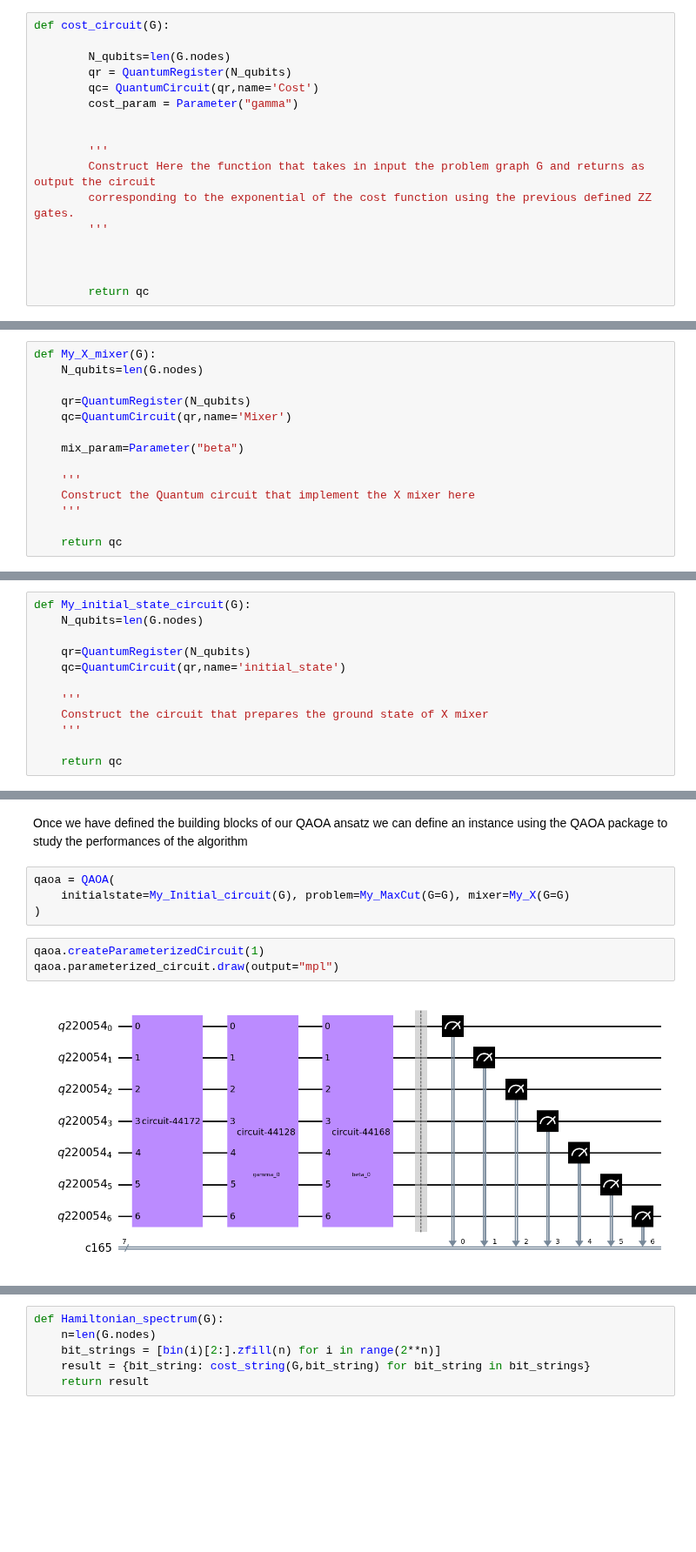
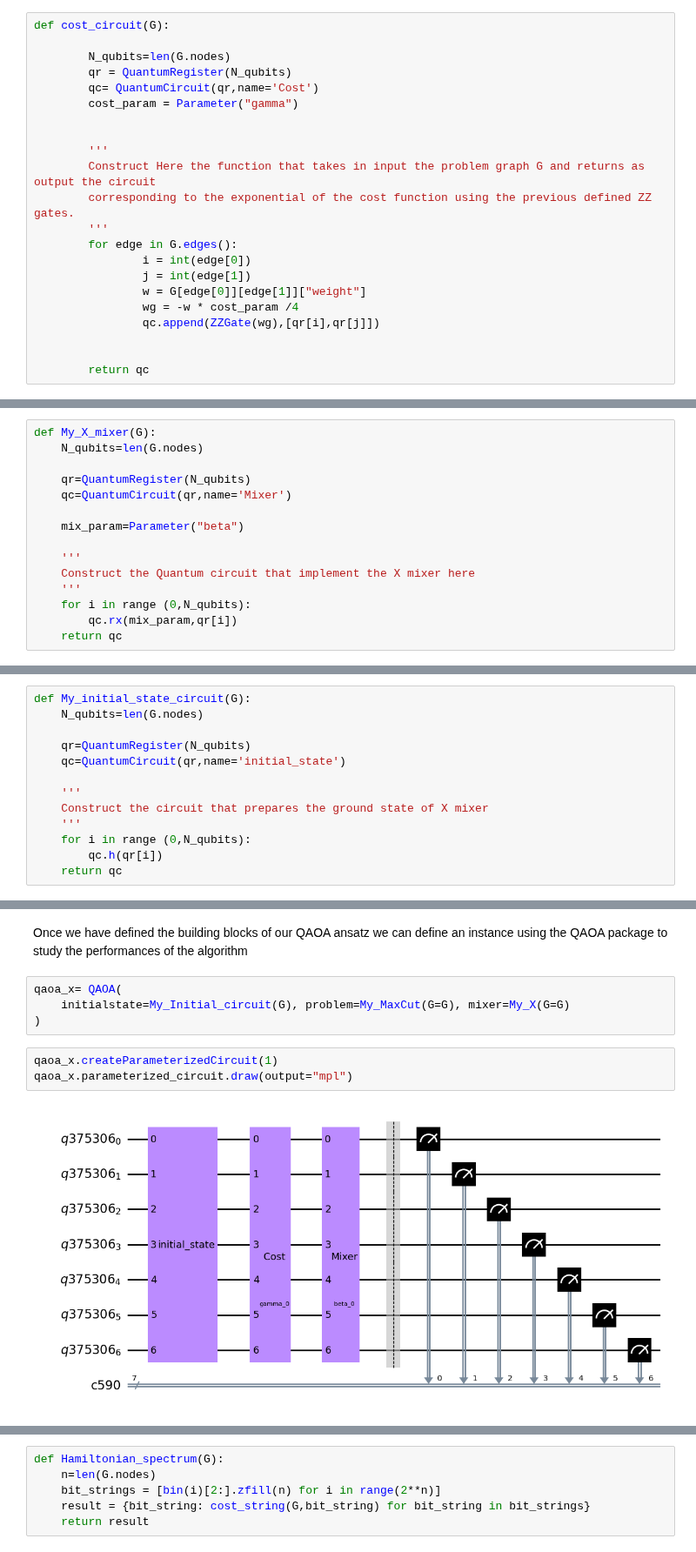
Before and after one commit to OpenQuantumComputing/QAOA, a Jupyter notebook: examples/MaxCut/Notebook_maxcut_Qas2023.ipynb, the cells around one changed output, grey strips where cells are left out. Shown at 87% size. Drawn from its saved outputs; the diff is of its cells as text; blank space fills up the shorter version.

```diff
--- a/examples/MaxCut/Notebook_maxcut_Qas2023.ipynb
+++ b/examples/MaxCut/Notebook_maxcut_Qas2023.ipynb
@@ -134,7 +139,12 @@ def cost_circuit(G):
         Construct Here the function that takes in input the problem graph G and returns as output the circuit
         corresponding to the exponential of the cost function using the previous defined ZZ gates.
         '''
-
+        for edge in G.edges():
+                i = int(edge[0])
+                j = int(edge[1])
+                w = G[edge[0]][edge[1]]["weight"]
+                wg = -w * cost_param /4
+                qc.append(ZZGate(wg),[qr[i],qr[j]])
 
 
         return qc
@@ -184,7 +196,8 @@ def My_X_mixer(G):
     '''
     Construct the Quantum circuit that implement the X mixer here
     '''
-
+    for i in range (0,N_qubits):
+        qc.rx(mix_param,qr[i])
     return qc
 # %%
 '''
@@ -219,7 +234,8 @@ def My_initial_state_circuit(G):
     '''
     Construct the circuit that prepares the ground state of X mixer
     '''
-
+    for i in range (0,N_qubits):
+        qc.h(qr[i])
     return qc
 # %%
 '''
@@ -244,11 +261,11 @@ class My_Initial_circuit(InitialState):
 # %% [markdown]
 Once we have defined the building blocks of our QAOA ansatz we can define an instance using the QAOA package to study the performances of the algorithm
 # %%
-qaoa = QAOA(
+qaoa_x= QAOA(
     initialstate=My_Initial_circuit(G), problem=My_MaxCut(G=G), mixer=My_X(G=G)
 )
 # %%
-qaoa.createParameterizedCircuit(1)
-qaoa.parameterized_circuit.draw(output="mpl")
+qaoa_x.createParameterizedCircuit(1)
+qaoa_x.parameterized_circuit.draw(output="mpl")
 # %% [output]
-[figure, old version]
+[figure, new version]
```
Also changed, not shown: parts of 49 cells of this notebook.
